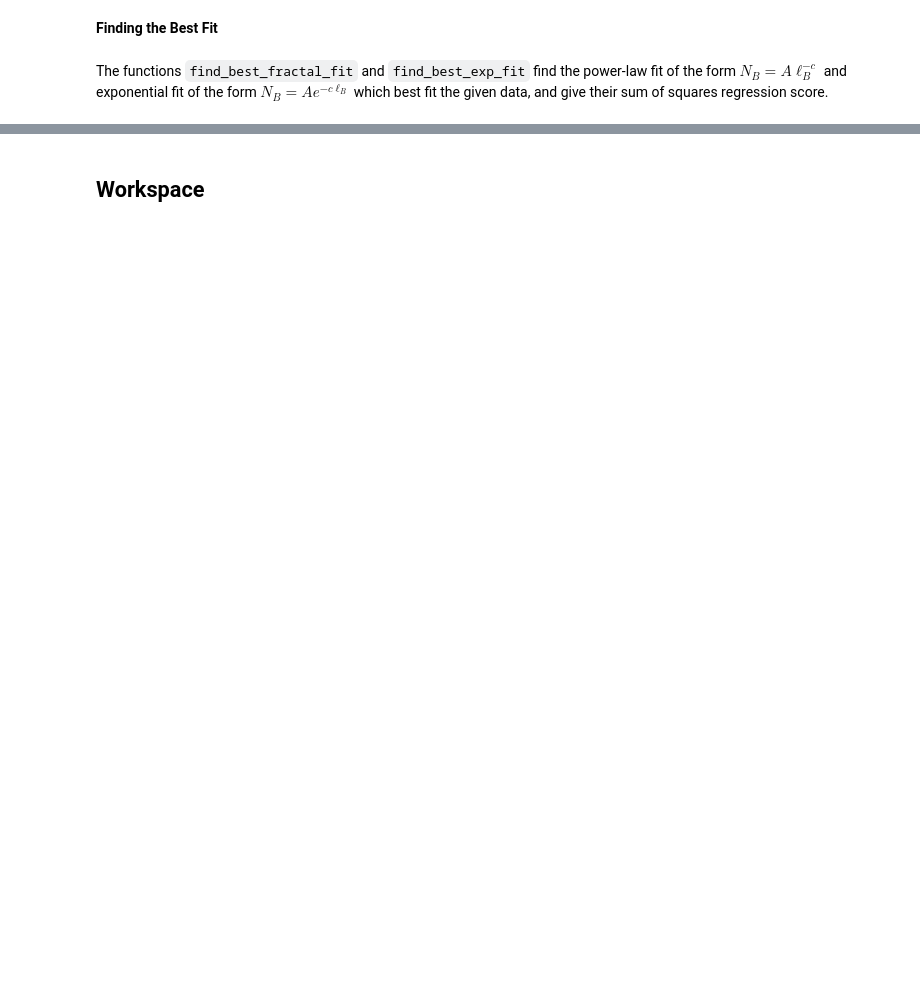
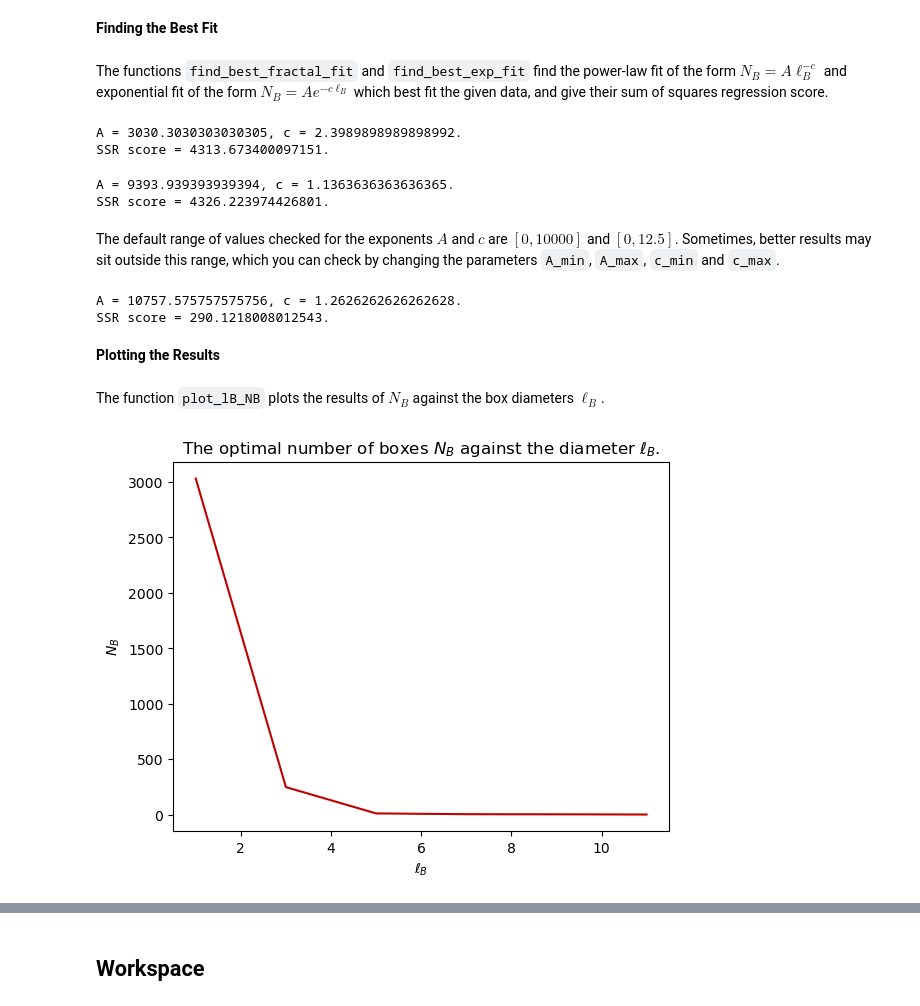
Before and after one commit to katherinehamilton/fractalnetworks, a Jupyter notebook: MEMB.ipynb, the cells around one changed output, grey strips where cells are left out. Saved outputs shown, nothing was run; the diff lists cells and outputs as text; code cells hidden in the pictures; blank space fills up the shorter version.

```diff
--- a/MEMB.ipynb
+++ b/MEMB.ipynb
@@ -38,8 +40,8 @@ This area of the notebook can be used to work with the functions given, and some
 Graphs can be read in from multiple file formats.
 # %%
 # Read file in .mtx format
-eduG = read_mtx_graph_format("web-edu.mtx")
+eduG = read_mtx_graph_format("network-files/real-world/web-edu.mtx")
 # Read file in .gml format
-uvflowerG = nx.read_gml("32flower4iter.gml")
+uvflowerG = nx.read_gml("network-files/models/32flower4iter.gml")
 # Read edge list file in .txt format
-notredameG = nx.read_edgelist("web-NotreDame.txt")
+notredameG = nx.read_edgelist("network-files/real-world/web-NotreDame.txt")
@@ -76,0 +102,3 @@ Note that the MEMB methods only work for odd values of $\ell_B$, so these are th
+# %%
+lB, NB = calculate_lB_NB_dist(eduG)
+print(NB)
@@ -78,6 +108,34 @@ Note that the MEMB methods only work for odd values of $\ell_B$, so these are th
 **Finding the Best Fit**
 # %% [markdown]
 The functions `find_best_fractal_fit` and `find_best_exp_fit` find the power-law fit of the form $N_B = A\ell_B^{-c}$ and exponential fit of the form $N_B = Ae^{-c\ell_B}$ which best fit the given data, and give their sum of squares regression score.
+# %%
+(frac_A, frac_c), frac_score = find_best_fractal_fit(lB, NB)
+print("A = {0}, c = {1}.".format(frac_A, frac_c))
+print("SSR score = {0}.".format(frac_score))
+# %% [output]
+A = 3030.3030303030305, c = 2.3989898989898992.
+SSR score = 4313.673400097151.
 # %%
-
-find_best_fractal_fit(
+(exp_A, exp_c), exp_score = find_best_exp_fit(lB, NB)
+print("A = {0}, c = {1}.".format(exp_A, exp_c))
+print("SSR score = {0}.".format(exp_score))
+# %% [output]
+A = 9393.939393939394, c = 1.1363636363636365.
+SSR score = 4326.223974426801.
+# %% [markdown]
+The default range of values checked for the exponents $A$ and $c$ are $[0, 10000]$ and $[0, 12.5]$. Sometimes, better results may sit outside this range, which you can check by changing the parameters `A_min`, `A_max`, `c_min` and `c_max`.
+# %%
+(exp_A, exp_c), exp_score = find_best_exp_fit(lB, NB, A_max=15000)
+print("A = {0}, c = {1}.".format(exp_A, exp_c))
+print("SSR score = {0}.".format(exp_score))
+# %% [output]
+A = 10757.575757575756, c = 1.2626262626262628.
+SSR score = 290.1218008012543.
+# %% [markdown]
+**Plotting the Results**
+# %% [markdown]
+The function `plot_lB_NB` plots the results of $N_B$ against the box diameters $\ell_B$.
+# %%
+plot_lB_NB(lB, NB)
+# %% [output]
+[figure, added]
```
Also changed, not shown: parts of 47 cells of this notebook.
